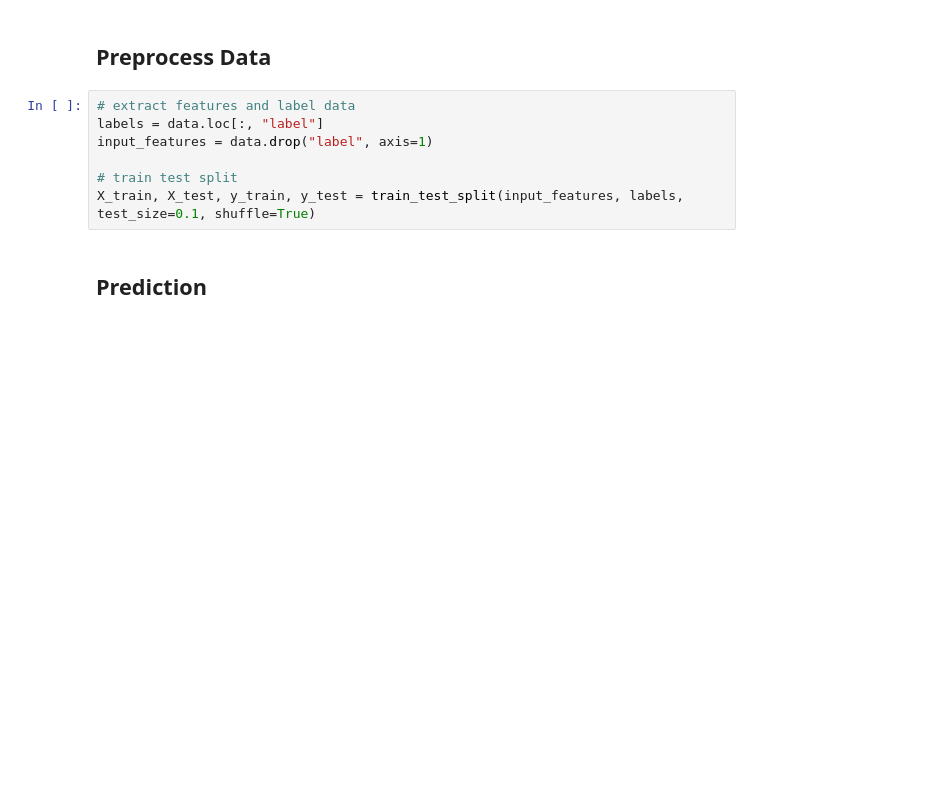
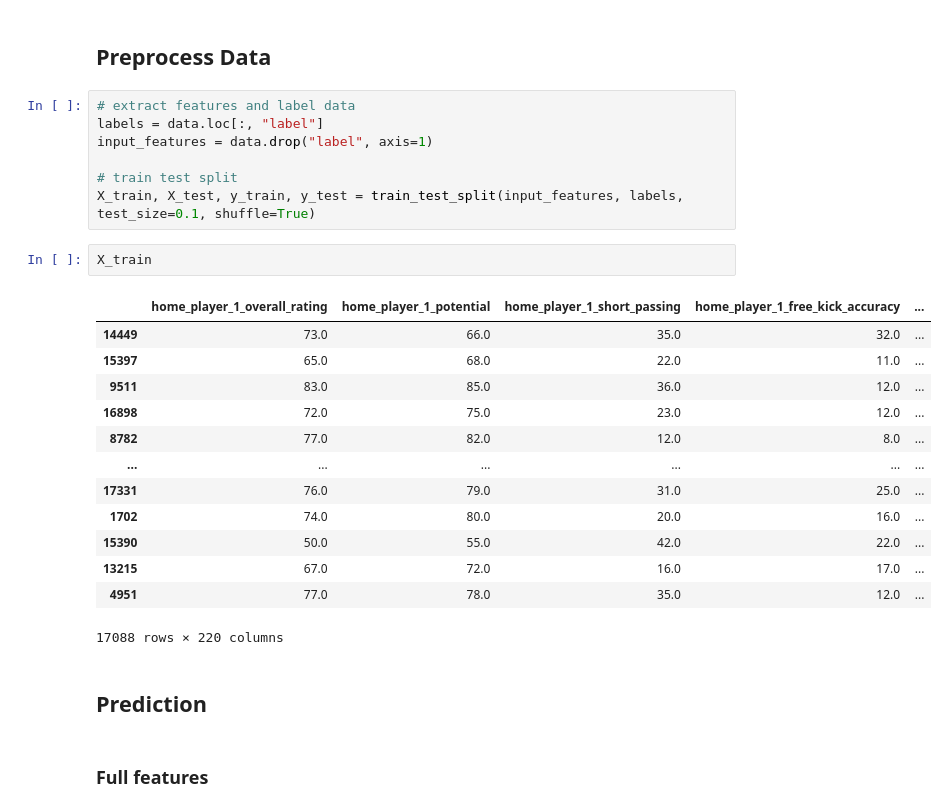
Before and after one commit to yahsiuhsieh/european-soccer, a Jupyter notebook: european_soccer.ipynb, the cells around one changed output. Saved outputs shown, nothing was run; the diff lists cells and outputs as text; blank space fills up the shorter version.

```diff
--- a/european_soccer.ipynb
+++ b/european_soccer.ipynb
@@ -205,5 +211,23 @@ input_features = data.drop("label", axis=1)
 
 # train test split
 X_train, X_test, y_train, y_test = train_test_split(input_features, labels, test_size=0.1, shuffle=True)
+# %%
+X_train
+# %% [output]
+|  | home_player_1_overall_rating | home_player_1_potential | home_player_1_short_passing | home_player_1_free_kick_accuracy | ... |
+| 14449 | 73.0 | 66.0 | 35.0 | 32.0 | ... |
+| 15397 | 65.0 | 68.0 | 22.0 | 11.0 | ... |
+| 9511 | 83.0 | 85.0 | 36.0 | 12.0 | ... |
+| 16898 | 72.0 | 75.0 | 23.0 | 12.0 | ... |
+| 8782 | 77.0 | 82.0 | 12.0 | 8.0 | ... |
+| ... | ... | ... | ... | ... | ... |
+| 17331 | 76.0 | 79.0 | 31.0 | 25.0 | ... |
+| 1702 | 74.0 | 80.0 | 20.0 | 16.0 | ... |
+| 15390 | 50.0 | 55.0 | 42.0 | 22.0 | ... |
+| 13215 | 67.0 | 72.0 | 16.0 | 17.0 | ... |
+| 4951 | 77.0 | 78.0 | 35.0 | 12.0 | ... |
+17088 rows × 220 columns
 # %% [markdown]
 ## Prediction
+# %% [markdown]
+### Full features
```
Also changed, not shown: parts of 8 cells of this notebook.
